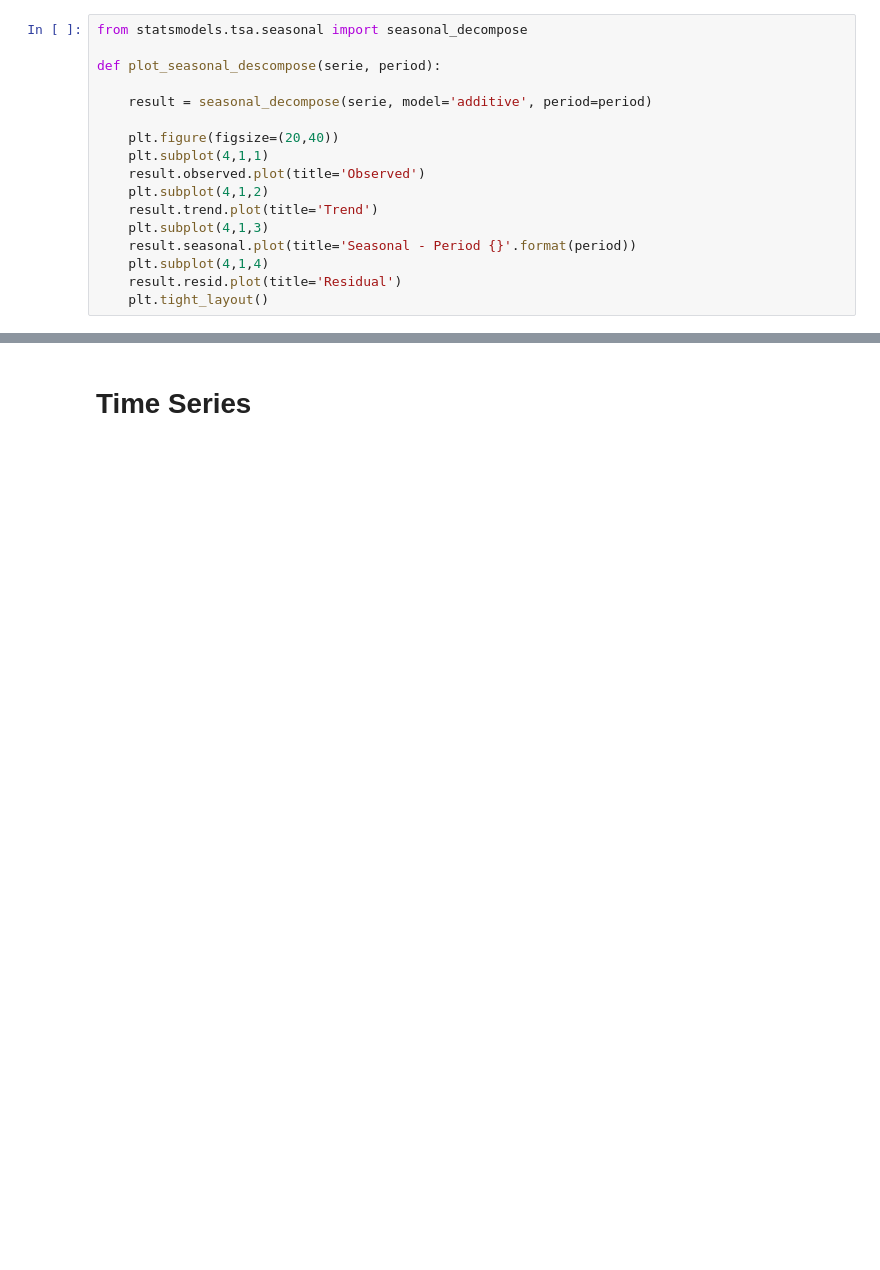
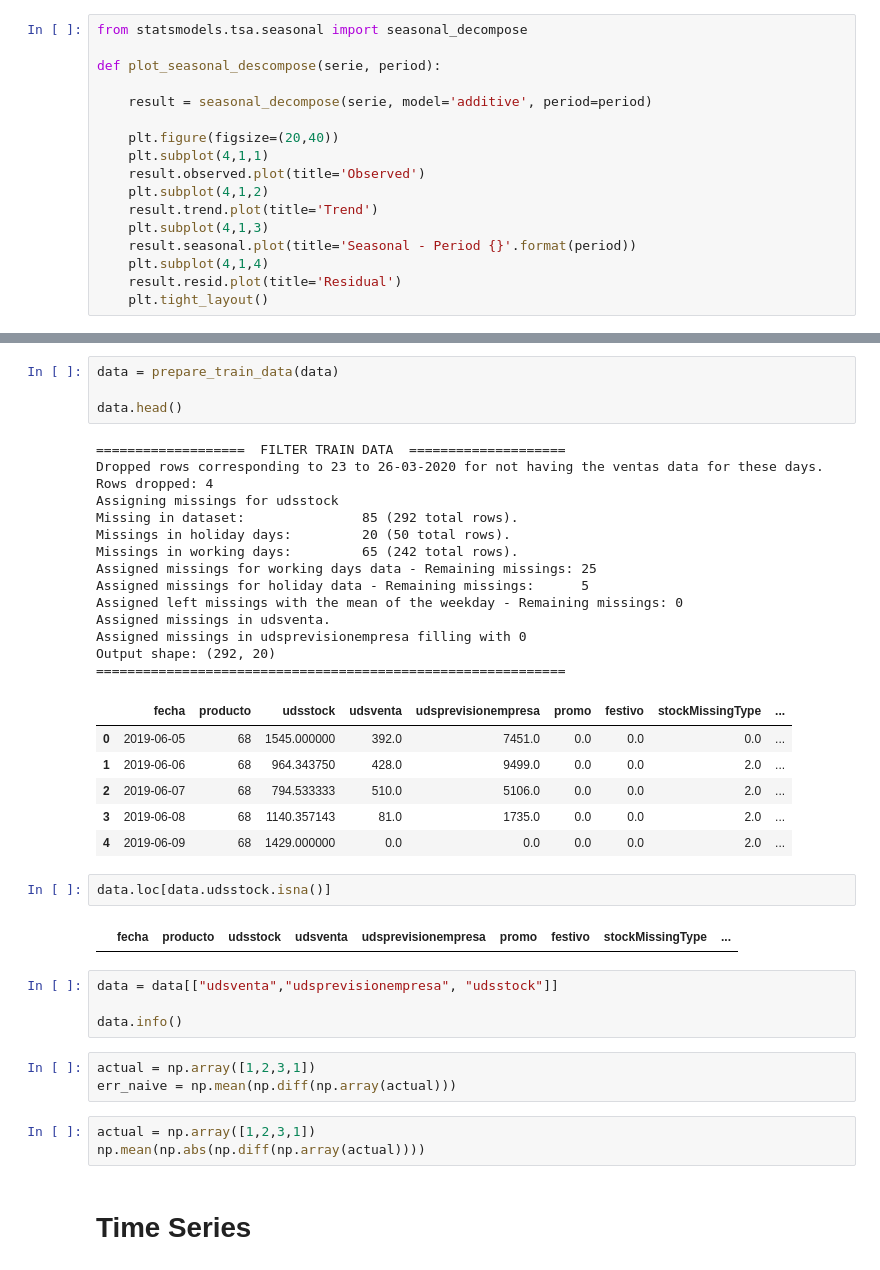
Before and after one commit to PLombao/TFM_StockForecast, a Jupyter notebook: notebooks/EDA_Serie68.ipynb, the cells around one changed output, grey strips where cells are left out. Cells and saved outputs as stored; diff of their text form; blank space fills up the shorter version.

Commit message:
trainer working

```diff
--- a/notebooks/EDA_Serie68.ipynb
+++ b/notebooks/EDA_Serie68.ipynb
@@ -104,3 +118,42 @@ Getting rolling windows of last 5 days by product and weekday for column udsprev
+# %%
+data = prepare_train_data(data)
+
+data.head()
+# %% [output]
+===================  FILTER TRAIN DATA  ====================
+Dropped rows corresponding to 23 to 26-03-2020 for not having the ventas data for these days.
+Rows dropped: 4
+Assigning missings for udsstock
+Missing in dataset:               85 (292 total rows).
+Missings in holiday days:         20 (50 total rows).
+Missings in working days:         65 (242 total rows).
+Assigned missings for working days data - Remaining missings: 25
+Assigned missings for holiday data - Remaining missings:      5
+Assigned left missings with the mean of the weekday - Remaining missings: 0
+Assigned missings in udsventa.
+Assigned missings in udsprevisionempresa filling with 0
+Output shape: (292, 20)
+============================================================
+|  | fecha | producto | udsstock | udsventa | udsprevisionempresa | promo | festivo | stockMissingType | ... |
+| 0 | 2019-06-05 | 68 | 1545.000000 | 392.0 | 7451.0 | 0.0 | 0.0 | 0.0 | ... |
+| 1 | 2019-06-06 | 68 | 964.343750 | 428.0 | 9499.0 | 0.0 | 0.0 | 2.0 | ... |
+| 2 | 2019-06-07 | 68 | 794.533333 | 510.0 | 5106.0 | 0.0 | 0.0 | 2.0 | ... |
+| 3 | 2019-06-08 | 68 | 1140.357143 | 81.0 | 1735.0 | 0.0 | 0.0 | 2.0 | ... |
+| 4 | 2019-06-09 | 68 | 1429.000000 | 0.0 | 0.0 | 0.0 | 0.0 | 2.0 | ... |
+# %%
+data.loc[data.udsstock.isna()]
+# %% [output]
+|  | fecha | producto | udsstock | udsventa | udsprevisionempresa | promo | festivo | stockMissingType | ... |
+# %%
+data = data[["udsventa","udsprevisionempresa", "udsstock"]]
+
+data.info()
+# %%
+actual = np.array([1,2,3,1])
+err_naive = np.mean(np.diff(np.array(actual)))
+# %%
+actual = np.array([1,2,3,1])
+np.mean(np.abs(np.diff(np.array(actual))))
 # %% [markdown]
 # Time Series
 # %%
```
Also changed, not shown: parts of 6 cells of this notebook, 10 other files.
